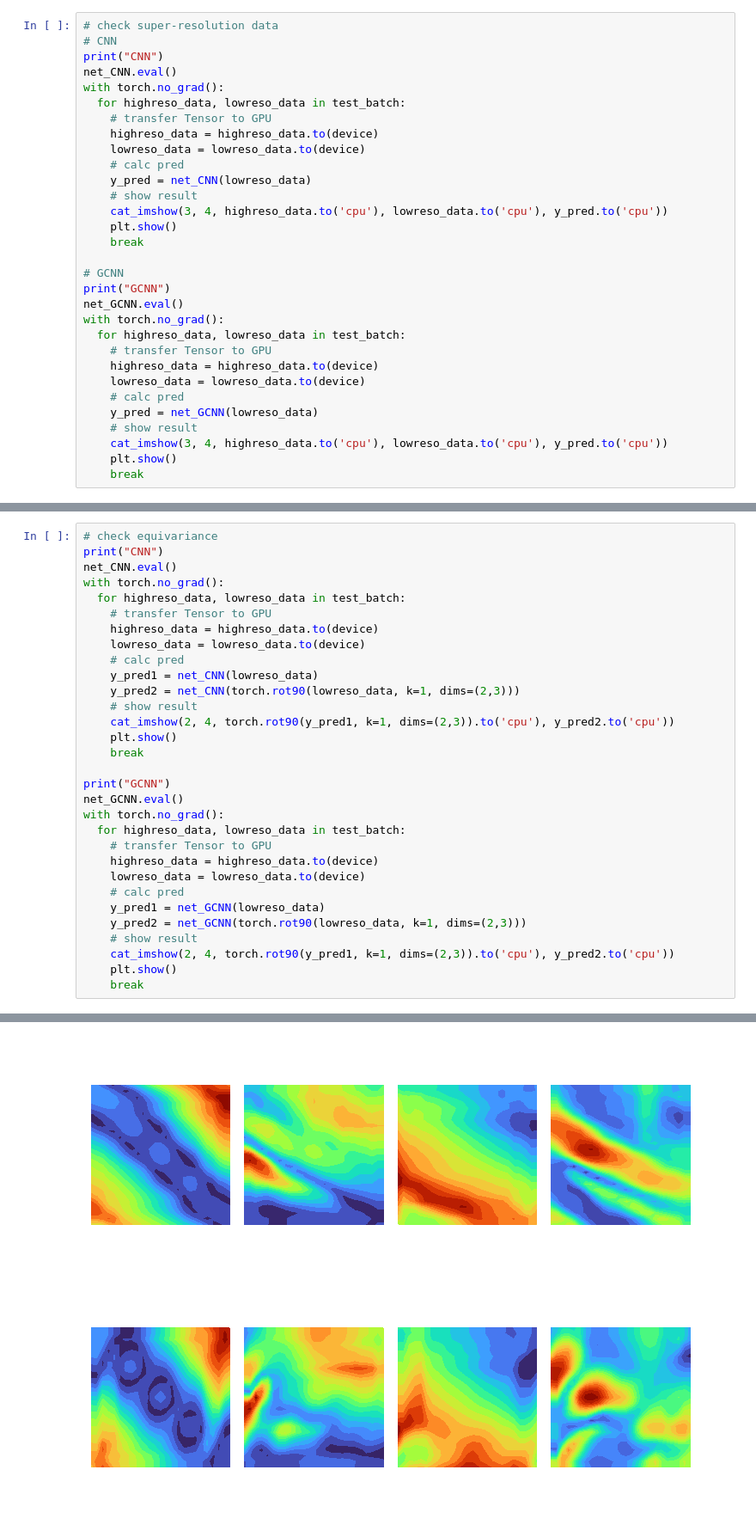
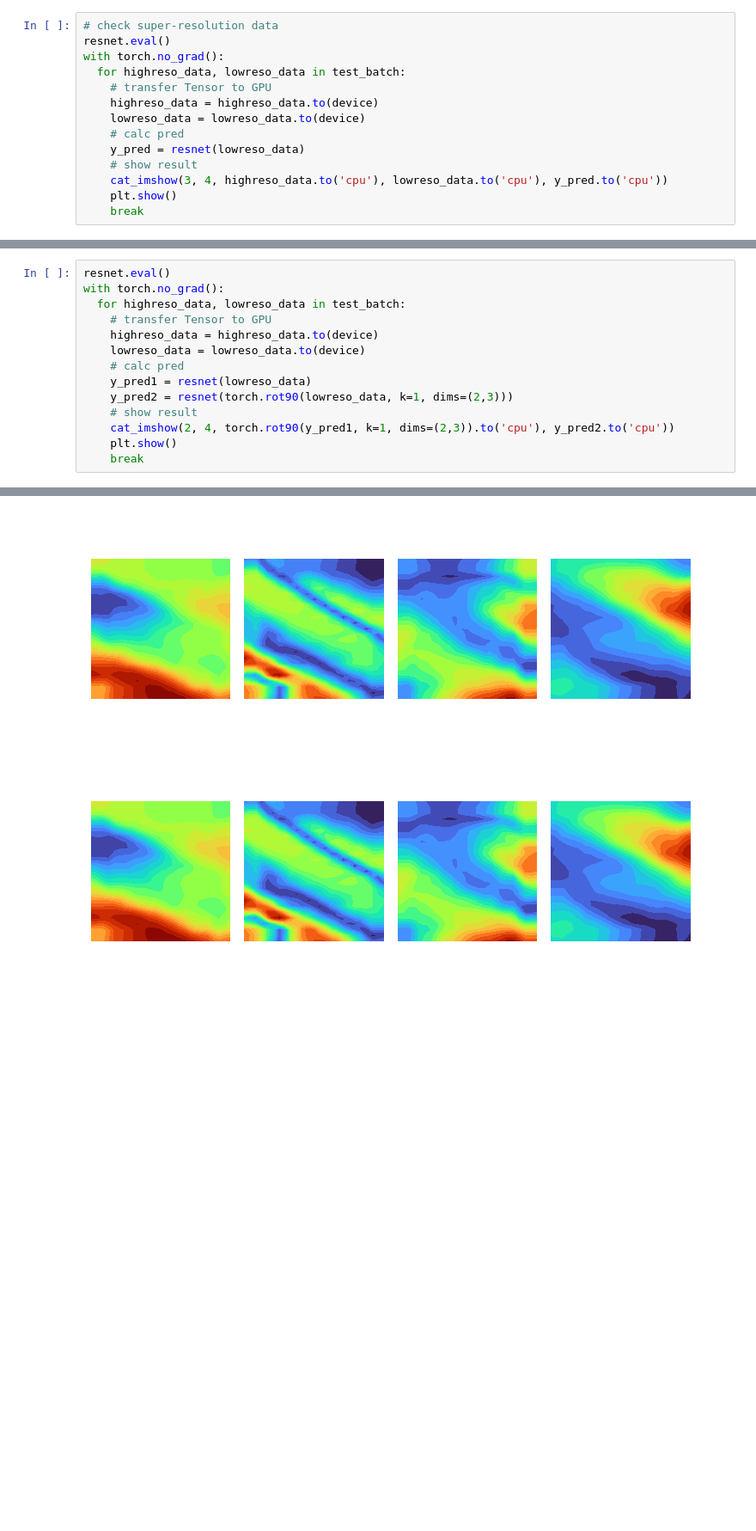
Before and after one commit to htymjun/da-sr, a Jupyter notebook: srgcnn.ipynb, the cells around one changed output, grey strips where cells are left out. Shown: that part at 86% size. Drawn from its saved outputs; the diff is of its cells as text; blank space fills up the shorter version.

```diff
--- a/srgcnn.ipynb
+++ b/srgcnn.ipynb
@@ -377,32 +358,15 @@ Test_Loss: 0.0369
 # %%
 # check super-resolution data
-# CNN
-print("CNN")
-net_CNN.eval()
+resnet.eval()
 with torch.no_grad():
   for highreso_data, lowreso_data in test_batch:
     # transfer Tensor to GPU
     highreso_data = highreso_data.to(device)
     lowreso_data = lowreso_data.to(device)
     # calc pred
-    y_pred = net_CNN(lowreso_data)
+    y_pred = resnet(lowreso_data)
     # show result
     cat_imshow(3, 4, highreso_data.to('cpu'), lowreso_data.to('cpu'), y_pred.to('cpu'))
     plt.show()
     break
-
-# GCNN
-print("GCNN")
-net_GCNN.eval()
-with torch.no_grad():
-  for highreso_data, lowreso_data in test_batch:
-    # transfer Tensor to GPU
-    highreso_data = highreso_data.to(device)
-    lowreso_data = lowreso_data.to(device)
-    # calc pred
-    y_pred = net_GCNN(lowreso_data)
-    # show result
-    cat_imshow(3, 4, highreso_data.to('cpu'), lowreso_data.to('cpu'), y_pred.to('cpu'))
-    plt.show()
-    break
 # %% [output]
@@ -413,32 +374,15 @@ GCNN
 # %%
-# check equivariance
-print("CNN")
-net_CNN.eval()
+resnet.eval()
 with torch.no_grad():
   for highreso_data, lowreso_data in test_batch:
     # transfer Tensor to GPU
     highreso_data = highreso_data.to(device)
     lowreso_data = lowreso_data.to(device)
     # calc pred
-    y_pred1 = net_CNN(lowreso_data)
-    y_pred2 = net_CNN(torch.rot90(lowreso_data, k=1, dims=(2,3)))
+    y_pred1 = resnet(lowreso_data)
+    y_pred2 = resnet(torch.rot90(lowreso_data, k=1, dims=(2,3)))
     # show result
     cat_imshow(2, 4, torch.rot90(y_pred1, k=1, dims=(2,3)).to('cpu'), y_pred2.to('cpu'))
     plt.show()
     break
-
-print("GCNN")
-net_GCNN.eval()
-with torch.no_grad():
-  for highreso_data, lowreso_data in test_batch:
-    # transfer Tensor to GPU
-    highreso_data = highreso_data.to(device)
-    lowreso_data = lowreso_data.to(device)
-    # calc pred
-    y_pred1 = net_GCNN(lowreso_data)
-    y_pred2 = net_GCNN(torch.rot90(lowreso_data, k=1, dims=(2,3)))
-    # show result
-    cat_imshow(2, 4, torch.rot90(y_pred1, k=1, dims=(2,3)).to('cpu'), y_pred2.to('cpu'))
-    plt.show()
-    break
 # %% [output]
@@ -446 +389 @@ CNN
-[figure, old version]
+[figure, new version]
```
Also changed, not shown: parts of 11 cells of this notebook.
